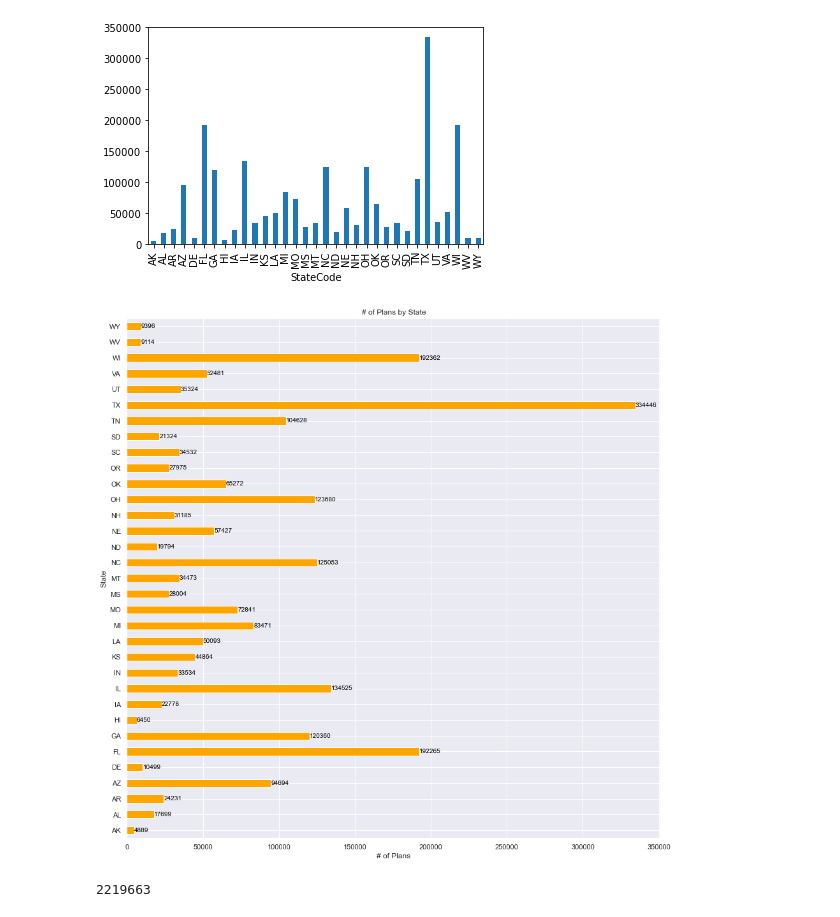
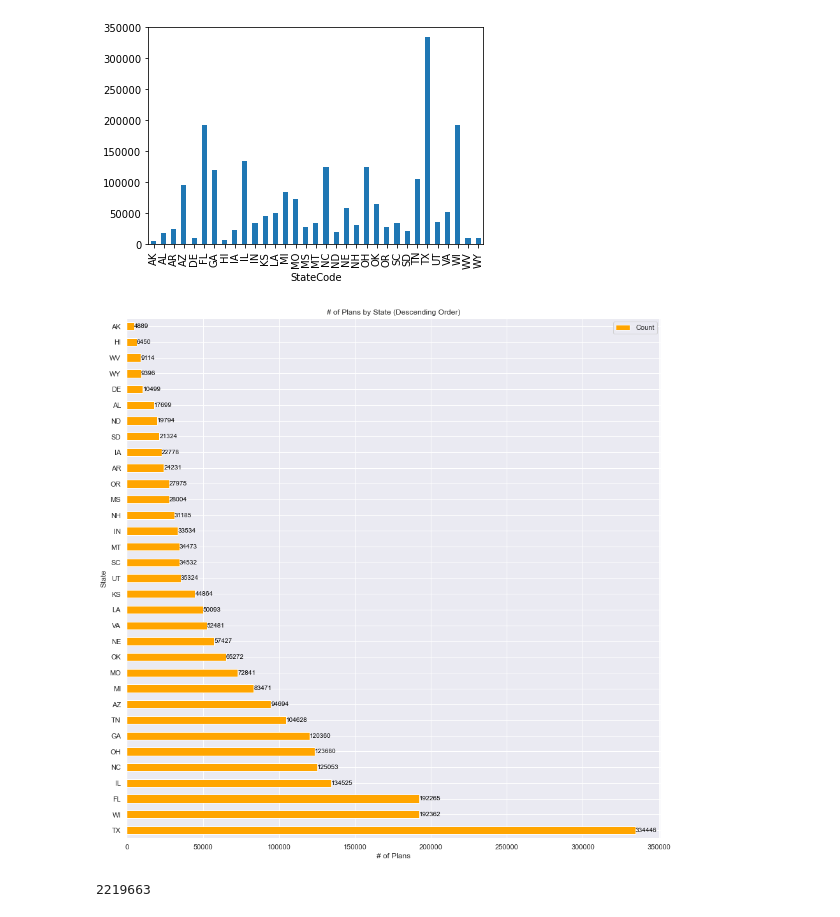
Before and after one commit to burkecate/UCDPA_Burke, a Jupyter notebook: Jupter Project.ipynb, the cells around one changed output. Cells and saved outputs as stored; diff of their text form; code cells hidden in the pictures.

```diff
--- a/Jupter Project.ipynb
+++ b/Jupter Project.ipynb
@@ -135,17 +130,31 @@ state_plans_count.plot(kind = 'bar')
 <AxesSubplot:xlabel='StateCode'>
 [figure]
 # %%
-## plot the data on a horizontal bar chart, change colour to corporate colour
-ax = state_plans_count.plot(kind = 'barh', color = 'orange')
-ax.set_title("# of Plans by State")
+# data is in a Series named 'state_plans_count'
+data = {
+    'StateCode': state_plans_count.index,
+    'Count': state_plans_count.values
+}
+
+# Convert the data to a DataFrame
+state_plans_df = pd.DataFrame(data)
+
+# Sort the DataFrame in descending order based on the 'Count' column
+sorted_state_plans_df = state_plans_df.sort_values(by='Count', ascending=False)
+
+# Create the horizontal bar chart, change colour to corporate colour
+ax = sorted_state_plans_df.plot(kind='barh', x='StateCode', y='Count', color='orange')
+ax.set_title("# of Plans by State (Descending Order)")
 ax.set_xlabel("# of Plans")
 ax.set_ylabel("State")
 for p in ax.patches:
     ax.annotate(str(p.get_width()),
                 (p.get_width(), p.get_y() + p.get_height() / 2.),
                 va='center', fontsize=10, color='black')
+
+plt.show()
 # %% [output]
-[figure, old version]
+[figure, new version]
 # %%
 ## Determine the total number of Health Plans in the data set
 state_plans_count.sum()
```
Also changed, not shown: parts of 27 cells of this notebook.
